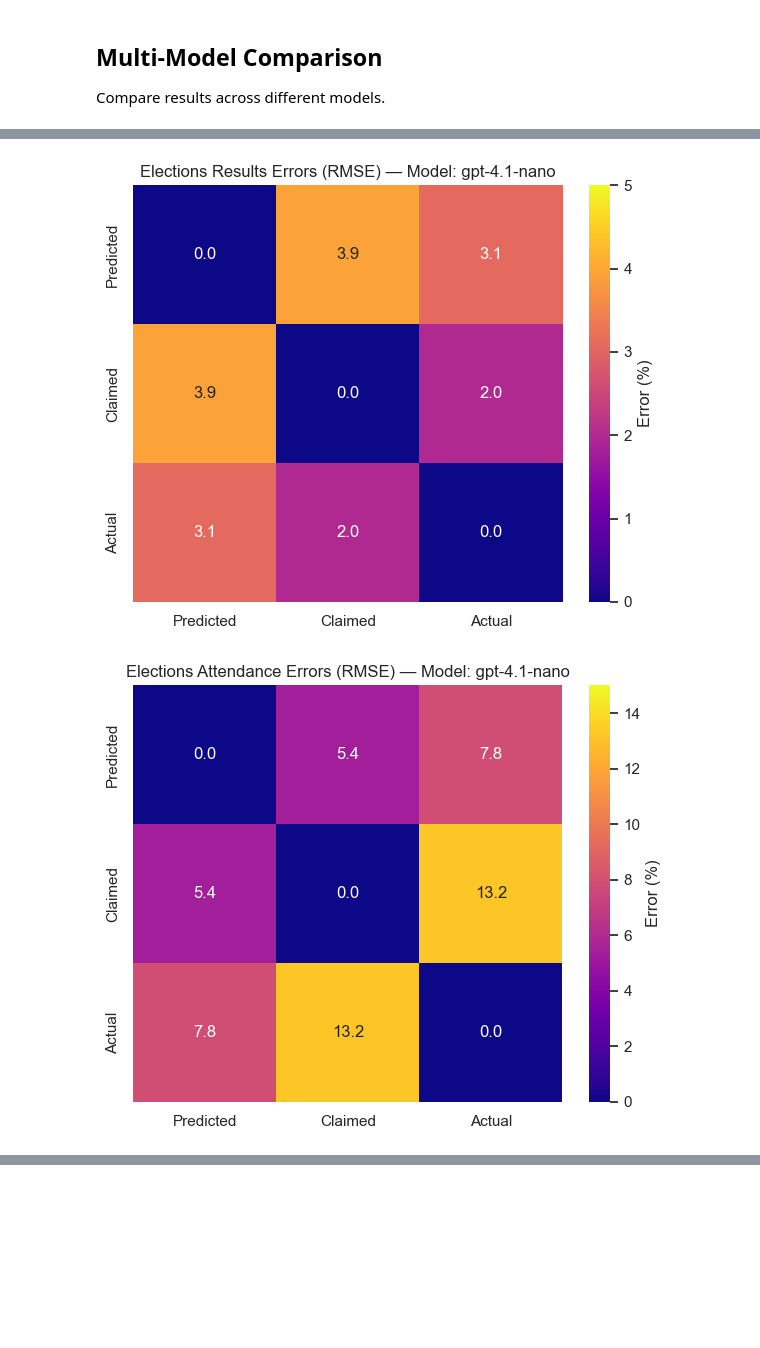
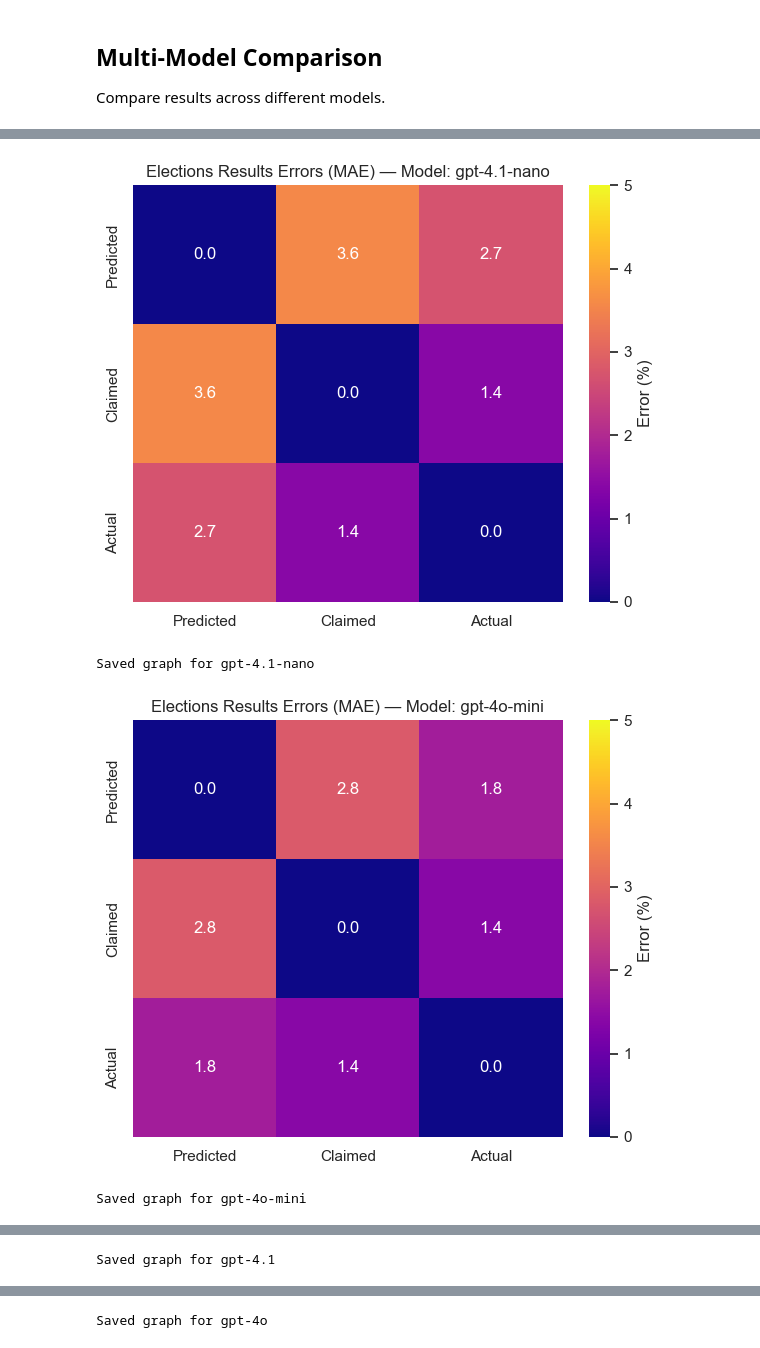
Before and after one commit to 11NIKTO11/Panel_LLM, a Jupyter notebook: Result_analysis.ipynb, the cells around one changed output, grey strips where cells are left out. Drawn from its saved outputs; the diff is of its cells as text; code cells hidden in the pictures; blank space fills up the shorter version.

Commit message:
Results per region analysis

```diff
--- a/Result_analysis.ipynb
+++ b/Result_analysis.ipynb
@@ -34,7 +35,7 @@ df = pd.read_spss(data_path)
 # Vectorized extraction without Python loop
 data = df[['Q21']].rename(columns={'Q21': 'voted_party'})
 
-actual_parties, actual_attendance = Data.ELECTION_RESULTS, Data.ELECTION_ATTENDANCE
+actual_parties, actual_attendance = Data.ELECTION_DATA
 
 print(f"Loaded survey data: {len(data)} respondents")
 # %% [output]
@@ -175,7 +176,7 @@ for model_name in model_names:
     try:
         file_suffix = "_(uncertain_ID)" if model_name != "gpt-4o" else ""
         results = Save_Utils.load_results_from_json(
-            f"results/voting_results_n=3880_t=0_{model}{"_(uncertain_ID)" if model!="gpt-4o" else ""}.json",
+            f"results/voting_results_n=3880_t=0_{model_name}{"_(uncertain_ID)" if model_name!="gpt-4o" else ""}.json",
             VotingResult.VotingResult
         )
         voting_results_list.append(results)
@@ -202,7 +203,7 @@ for model_name, voting_results_model in zip(model_names, voting_results_list):
     if not voting_results_model:  # Skip if no results loaded
         continue
 
-    predicted_parties, predicted_attendance = Visualization_Utils.aggregate_results(list(voting_results.values()), True)
+    predicted_parties, predicted_attendance = Visualization_Utils.aggregate_results(list(voting_results_model.values()), True)
 
     reload(Visualization_Utils)
     # Visualize the results
@@ -228,15 +229,21 @@ Saved graph for gpt-4o
 [figure]
 # %%
 # Generate error comparison for all models
-metric = 'RMSE'  # or 'MAE'
+# metric = 'RMSE'  # or 'MAE'
+metric = 'MAE'
 
+reload(Visualization_Utils)
 for model_name, voting_results_model in zip(model_names, voting_results_list):
-    if not voting_results_model:  # Skip if no results loaded
-        continue
 
-    predicted_parties, predicted_attendance = Visualization_Utils.aggregate_results(list(voting_results.values()), True)
-    Visualization_Utils.evaluate_polls(predicted_parties, claimed_parties, actual_parties, metric, "Elections Results", model_name)
-    Visualization_Utils.evaluate_polls(predicted_attendance, claimed_attendance, actual_attendance, metric, "Elections Attendance", model_name, 15)
+    predicted_parties, predicted_attendance = Visualization_Utils.aggregate_results(list(voting_results_model.values()), True)
+    claimed_parties, claimed_attendance = SoD_Utils.get_actual_results(data, False)
+    fig = Visualization_Utils.evaluate_polls(predicted_parties, claimed_parties, actual_parties, metric, "Elections Results", model_name)
+    if fig:
+        fig.savefig(f"graphs/{metric}_{model_name}.png")
+        print(f"Saved graph for {model_name}")
+    # Visualization_Utils.evaluate_polls(predicted_attendance, claimed_attendance, actual_attendance, metric, "Elections Attendance", model_name, 15)
 # %% [output]
-[figure, old version]
+[figure, new version]
+Saved graph for gpt-4.1-nano
-[figure, old version]
+[figure, new version]
+Saved graph for gpt-4o-mini
@@ -243,0 +251 @@ for model_name, voting_results_model in zip(model_names, voting_results_list):
+Saved graph for gpt-4.1
@@ -248,0 +253 @@ for model_name, voting_results_model in zip(model_names, voting_results_list):
+Saved graph for gpt-4o
```
Also changed, not shown: parts of 9 cells of this notebook, 2 other files.
